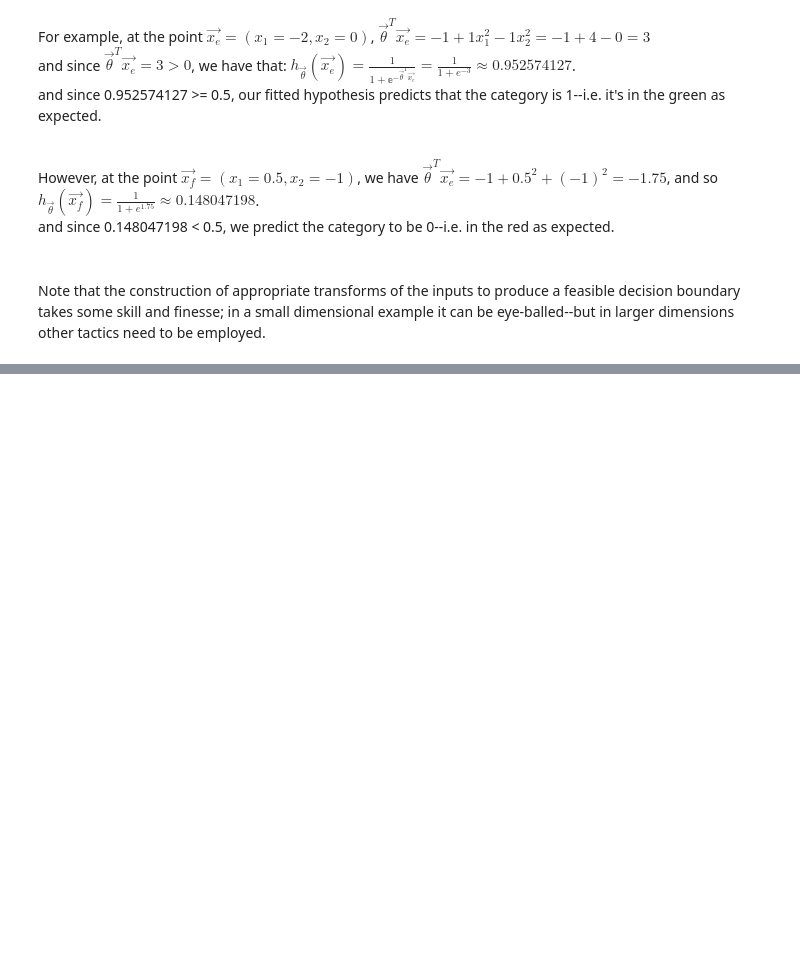
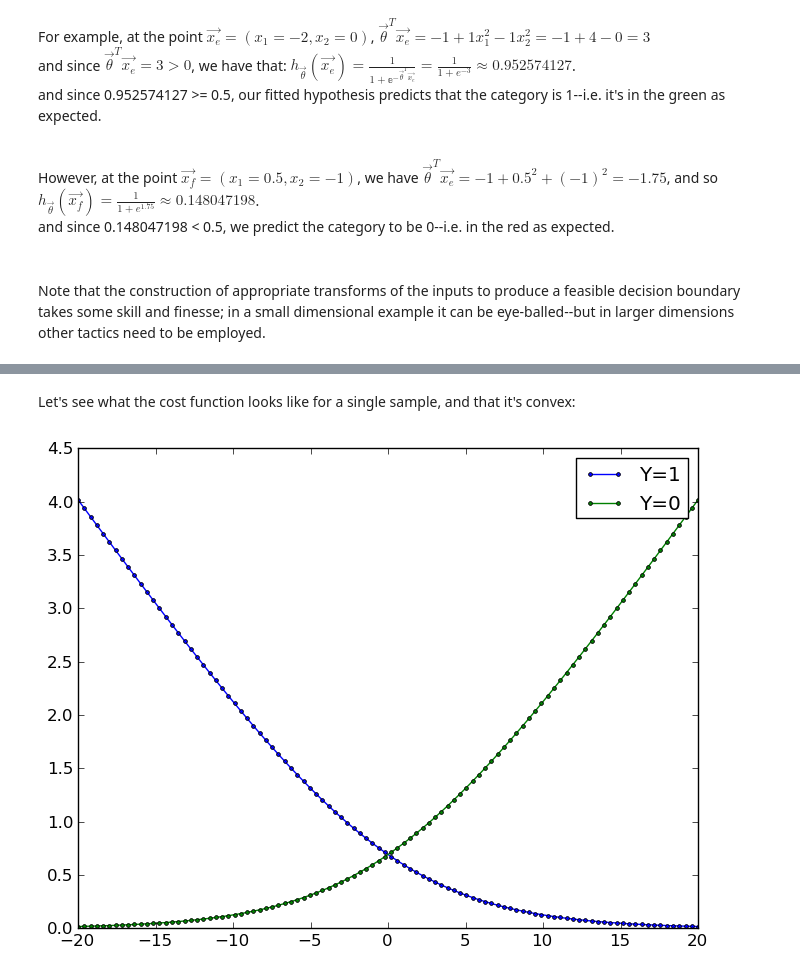
Before and after one commit to midnighteuler/skynet.jl, a Jupyter notebook: docs/Logistic Regression Classification.ipynb, the cells around one changed output, grey strips where cells are left out. Drawn from its saved outputs; the diff is of its cells as text; code cells hidden in the pictures; blank space fills up the shorter version.

```diff
--- a/docs/Logistic Regression Classification.ipynb
+++ b/docs/Logistic Regression Classification.ipynb
@@ -129,0 +143,13 @@ Note that the construction of appropriate transforms of the inputs to produce a
+# %% [markdown]
+Let's see what the cost function looks like for a single sample, and that it's convex:
+# %%
+using PyPlot
+
+PyPlot.plt.clf()
+t = PyPlot.linspace(-20, 20, 100)
+PyPlot.plot(t, -log(1/(1+exp(-1.0/5*t))),"b.-",
+            t, -log(1 - 1/(1+exp(-1.0/5*t))),"g.-")
+PyPlot.legend(["y=1", "y=0"])
+PyPlot.gcf()
+# %% [output]
+[figure, added]
```
Also changed, not shown: parts of 8 cells of this notebook, 1 other file.
